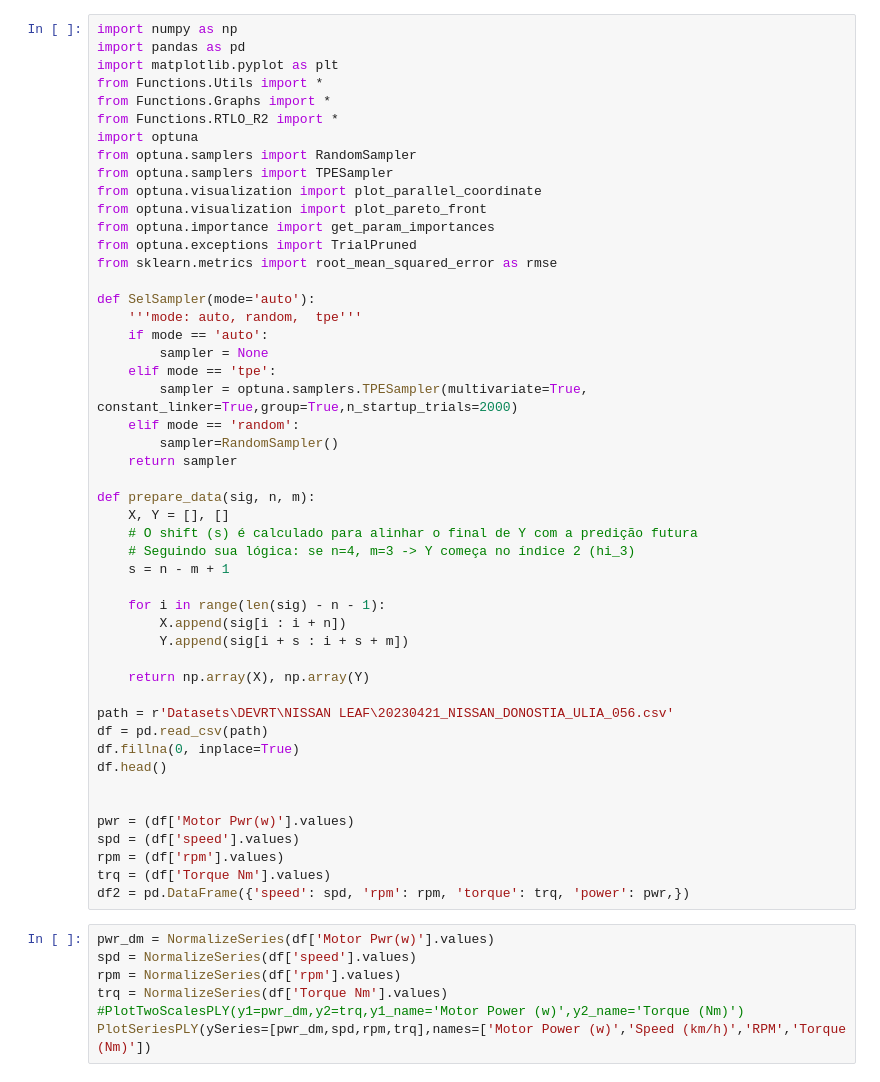
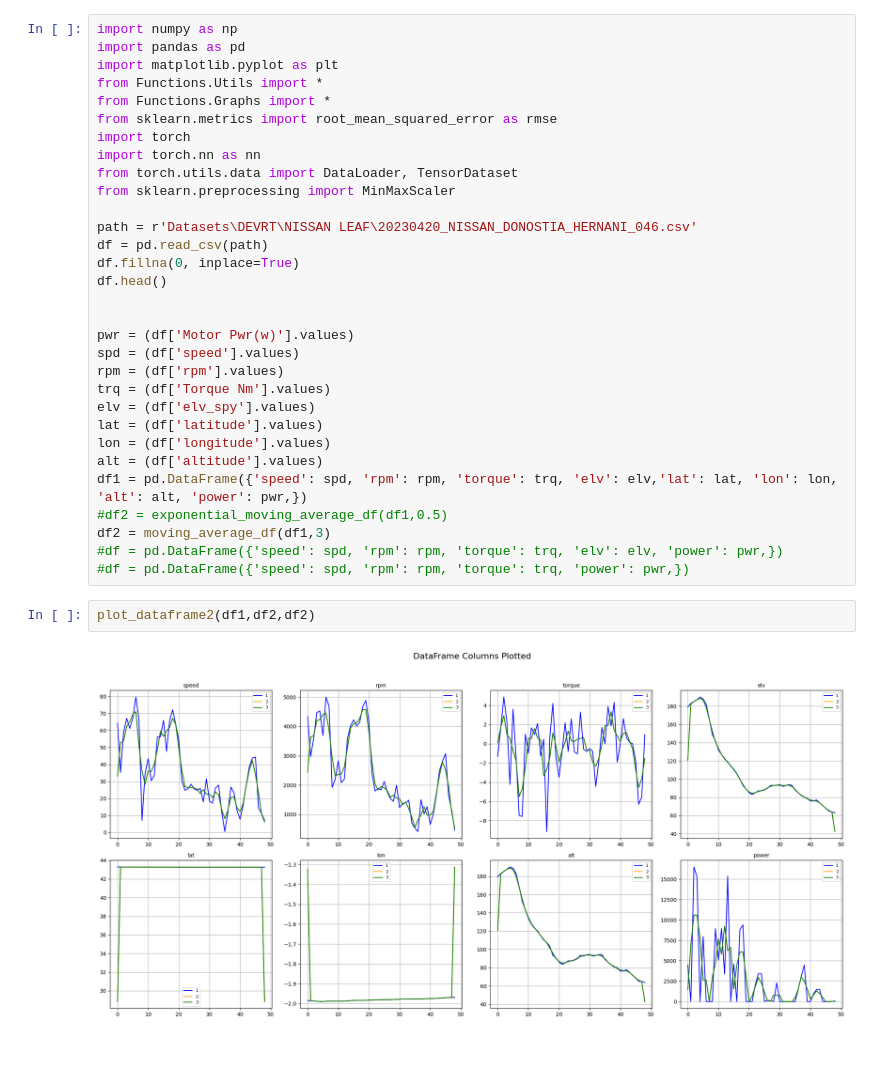
Before and after one commit to cduartes0203/ControlApplications, a Jupyter notebook: Test_Prediction.ipynb, the cells around one changed output. Saved outputs shown, nothing was run; the diff lists cells and outputs as text; blank space fills up the shorter version.

```diff
--- a/Test_Prediction.ipynb
+++ b/Test_Prediction.ipynb
@@ -4,39 +4,13 @@ import pandas as pd
 import matplotlib.pyplot as plt
 from Functions.Utils import *
 from Functions.Graphs import *
-from Functions.RTLO_R2 import *
-import optuna
-from optuna.samplers import RandomSampler
-from optuna.samplers import TPESampler
-from optuna.visualization import plot_parallel_coordinate
-from optuna.visualization import plot_pareto_front
-from optuna.importance import get_param_importances
-from optuna.exceptions import TrialPruned
 from sklearn.metrics import root_mean_squared_error as rmse
+import torch
+import torch.nn as nn
+from torch.utils.data import DataLoader, TensorDataset
+from sklearn.preprocessing import MinMaxScaler
 
-def SelSampler(mode='auto'):
-    '''mode: auto, random,  tpe'''
-    if mode == 'auto':
-        sampler = None
-    elif mode == 'tpe':
-        sampler = optuna.samplers.TPESampler(multivariate=True, constant_linker=True,group=True,n_startup_trials=2000)
-    elif mode == 'random':
-        sampler=RandomSampler()
-    return sampler
-
-def prepare_data(sig, n, m):
-    X, Y = [], []
-    # O shift (s) é calculado para alinhar o final de Y com a predição futura
-    # Seguindo sua lógica: se n=4, m=3 -> Y começa no índice 2 (hi_3)
-    s = n - m + 1
-
-    for i in range(len(sig) - n - 1):
-        X.append(sig[i : i + n])
-        Y.append(sig[i + s : i + s + m])
-
-    return np.array(X), np.array(Y)
-
-path = r'Datasets\DEVRT\NISSAN LEAF\20230421_NISSAN_DONOSTIA_ULIA_056.csv'
+path = r'Datasets\DEVRT\NISSAN LEAF\20230420_NISSAN_DONOSTIA_HERNANI_046.csv'
 df = pd.read_csv(path)
 df.fillna(0, inplace=True)
 df.head()
@@ -46,11 +20,16 @@ pwr = (df['Motor Pwr(w)'].values)
 spd = (df['speed'].values)
 rpm = (df['rpm'].values)
 trq = (df['Torque Nm'].values)
-df2 = pd.DataFrame({'speed': spd, 'rpm': rpm, 'torque': trq, 'power': pwr,})
+elv = (df['elv_spy'].values)
+lat = (df['latitude'].values)
+lon = (df['longitude'].values)
+alt = (df['altitude'].values)
+df1 = pd.DataFrame({'speed': spd, 'rpm': rpm, 'torque': trq, 'elv': elv,'lat': lat, 'lon': lon, 'alt': alt, 'power': pwr,})
+#df2 = exponential_moving_average_df(df1,0.5)
+df2 = moving_average_df(df1,3)
+#df = pd.DataFrame({'speed': spd, 'rpm': rpm, 'torque': trq, 'elv': elv, 'power': pwr,})
+#df = pd.DataFrame({'speed': spd, 'rpm': rpm, 'torque': trq, 'power': pwr,})
-# %%
-pwr_dm = NormalizeSeries(df['Motor Pwr(w)'].values)
-spd = NormalizeSeries(df['speed'].values)
-rpm = NormalizeSeries(df['rpm'].values)
-trq = NormalizeSeries(df['Torque Nm'].values)
-#PlotTwoScalesPLY(y1=pwr_dm,y2=trq,y1_name='Motor Power (w)',y2_name='Torque (Nm)')
-PlotSeriesPLY(ySeries=[pwr_dm,spd,rpm,trq],names=['Motor Power (w)','Speed (km/h)','RPM','Torque (Nm)'])
+# %%
+plot_dataframe2(df1,df2,df2)
+# %% [output]
+[figure, added]
```
Also changed, not shown: parts of 9 cells of this notebook, 35 other files.
